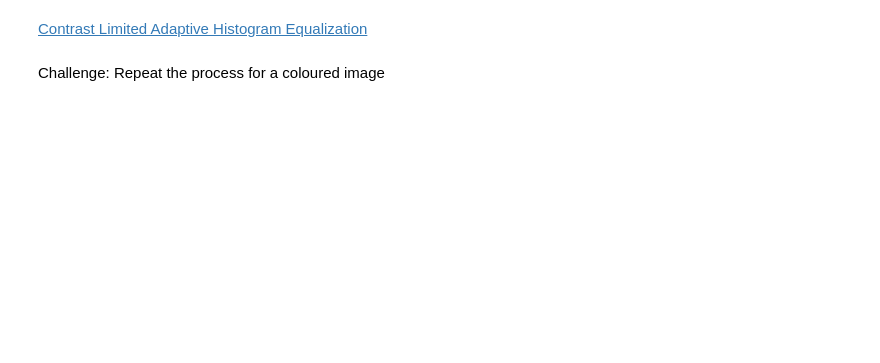
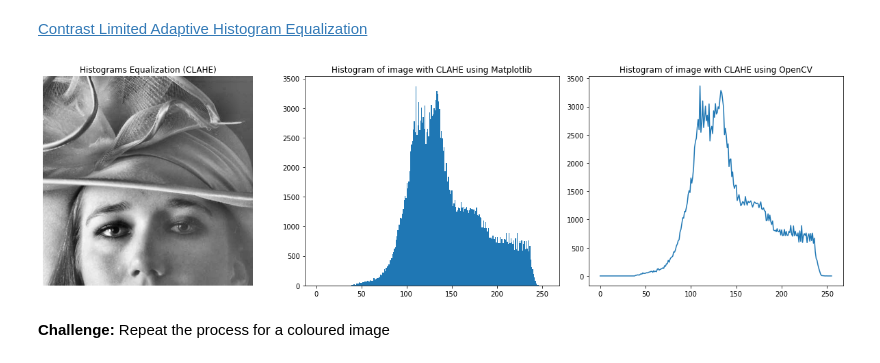
Before and after one commit to paulinho-16/MEIC-VC, a Jupyter notebook: Exercises/Part1/2_image_enhancement.ipynb, the cells around one changed output. Cells and saved outputs as stored; diff of their text form; code cells hidden in the pictures; blank space fills up the shorter version.

```diff
--- a/Exercises/Part1/2_image_enhancement.ipynb
+++ b/Exercises/Part1/2_image_enhancement.ipynb
@@ -135,11 +165,26 @@ plt.show()
 # %%
 # Increasing Contrast with CLAHE
 clahe = cv2.createCLAHE(clipLimit=2.0, tileGridSize=(8,8))
 imgLCwithCLAHE = clahe.apply(imgLC)
 
-plt.imshow(imgLCwithCLAHE, cmap="gray")
-plt.title('Histograms Equalization')
-plt.axis('off')
+fig, ax = plt.subplots(1,3, figsize=(17,5))
+
+ax[0].imshow(imgLCwithCLAHE, cmap="gray")
+ax[0].set_title('Histograms Equalization (CLAHE)')
+ax[0].axis('off')
+
+# Plotting histogram using Matplotlib
+ax[1].hist(imgLCwithCLAHE.ravel(), 256, [0,256])
+ax[1].set_title('Histogram of image with CLAHE using Matplotlib')
+
+# Plotting histogram using OpenCV
+hist = cv2.calcHist([imgLCwithCLAHE],[0],None,[256],[0,256])
+ax[2].plot(hist)
+ax[2].set_title('Histogram of image with CLAHE using OpenCV')
+
+fig.tight_layout()
 plt.show()
+# %% [output]
+[figure, added]
 # %% [markdown]
-Challenge: Repeat the process for a coloured image
+**Challenge:** Repeat the process for a coloured image
```
Also changed, not shown: parts of 8 cells of this notebook.
